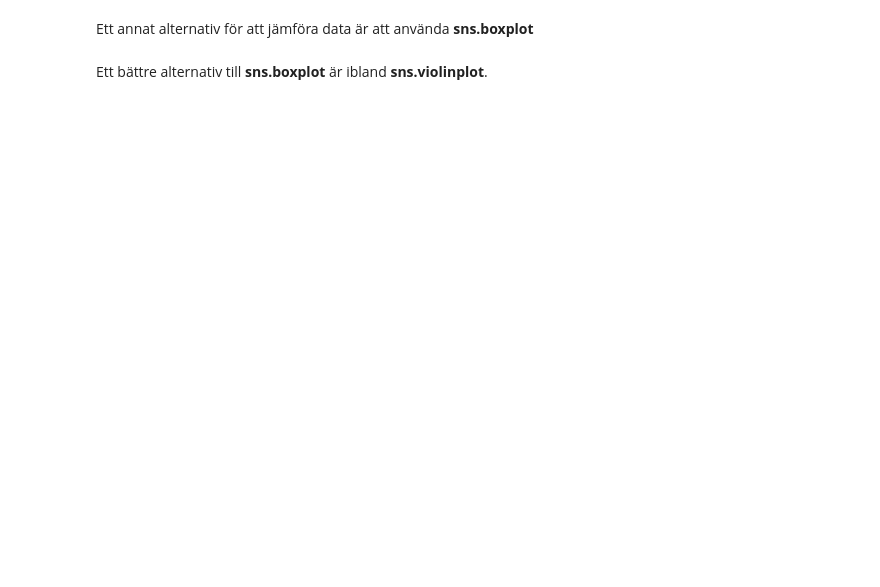
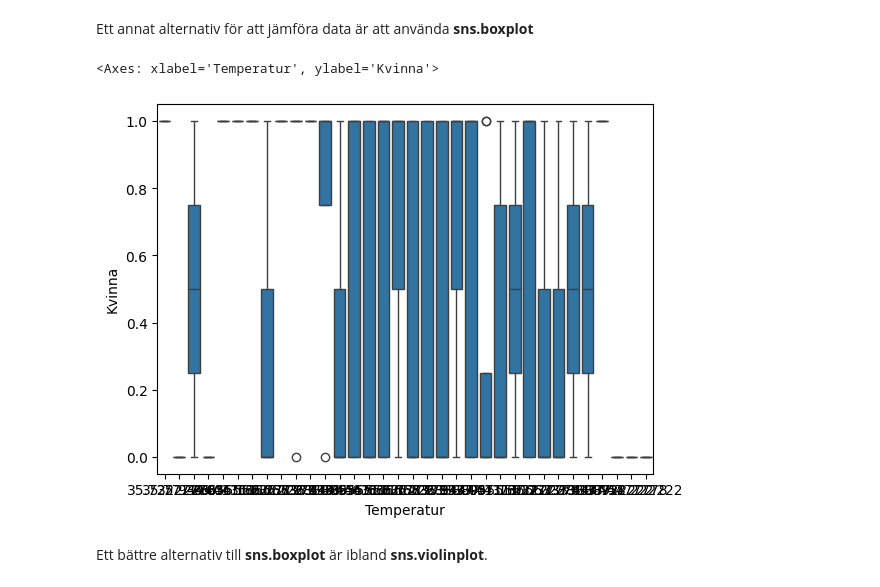
Before and after one commit to GITGUOD/FMSF20-Matematisk-statistik-allm-nkurs, a Jupyter notebook: Lab1/fmsf20_lab1_HT24.ipynb, the cells around one changed output. Drawn from its saved outputs; the diff is of its cells as text; code cells hidden in the pictures; blank space fills up the shorter version.

```diff
--- a/Lab1/fmsf20_lab1_HT24.ipynb
+++ b/Lab1/fmsf20_lab1_HT24.ipynb
@@ -90,7 +141,10 @@ sns.displot(T, x=?, col=?)
 # %% [markdown]
 Ett annat alternativ för att jämföra data är att använda **sns.boxplot**
 # %%
-sns.boxplot(T, x=?, y=?)
+sns.boxplot(T, x=T.Temperatur, y=T.Kvinna)
+# %% [output]
+<Axes: xlabel='Temperatur', ylabel='Kvinna'>
+[figure, added]
 # %% [markdown]
 Ett bättre alternativ till **sns.boxplot** är ibland **sns.violinplot**.
 # %%
```
Also changed, not shown: parts of 30 cells of this notebook, 1 other file.
